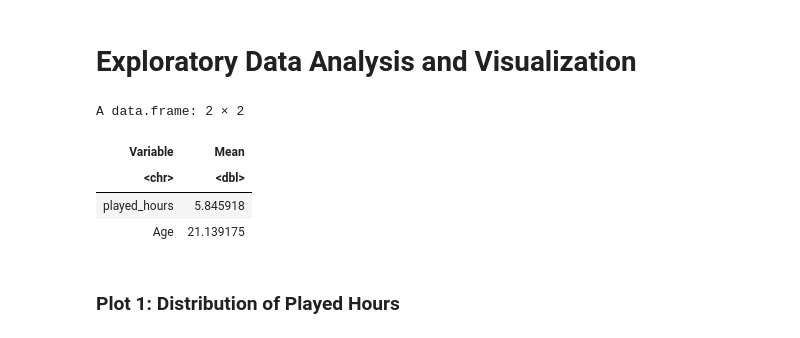
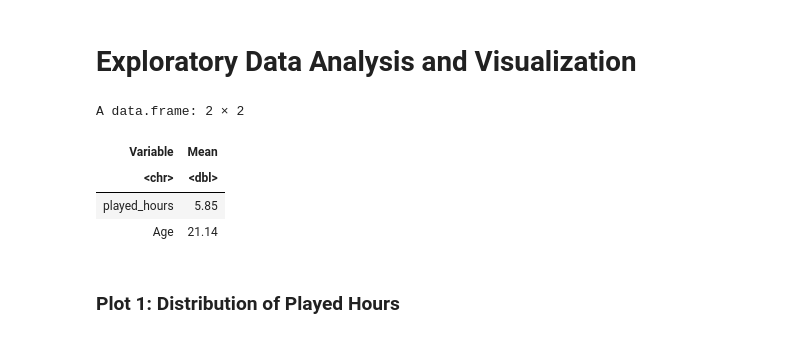
Before and after one commit to drv111llI/dsci100, a Jupyter notebook: project.ipynb, the cells around one changed output. Cells and saved outputs as stored; diff of their text form; code cells hidden in the pictures.

```diff
--- a/project.ipynb
+++ b/project.ipynb
@@ -124,19 +140,19 @@ players$subscribe <- as.logical(players$subscribe)
 # %%
 numeric_vars <- names(players)[sapply(players, is.numeric)]
 
 mean_values <- data.frame(
   Variable = numeric_vars,
-  Mean = sapply(players[numeric_vars], function(x) mean(x, na.rm = TRUE)),
+  Mean = sapply(players[numeric_vars], function(x) round(mean(x, na.rm = TRUE), 2)),
   row.names = NULL
 )
 
 mean_values
 # %% [output]
 A data.frame: 2 × 2
 | Variable | Mean |
 | <chr> | <dbl> |
-| played_hours | 5.845918 |
-| Age | 21.139175 |
+| played_hours | 5.85 |
+| Age | 21.14 |
 # %% [markdown]
 ### Plot 1: Distribution of Played Hours
 # %%
```
Also changed, not shown: parts of 2 cells of this notebook.
